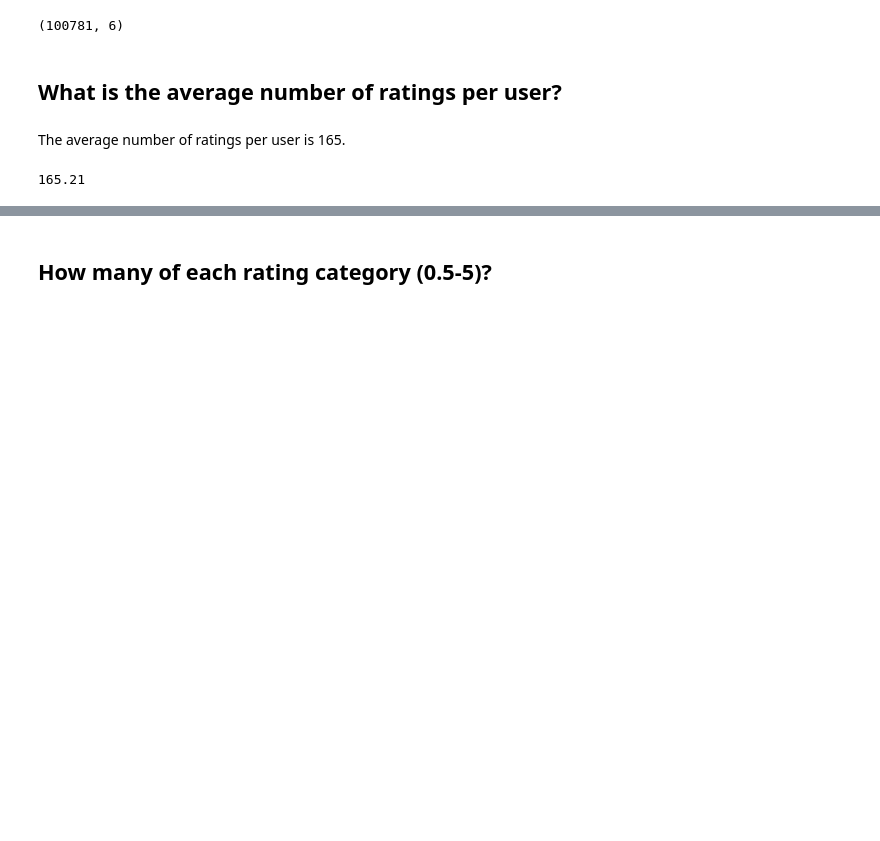
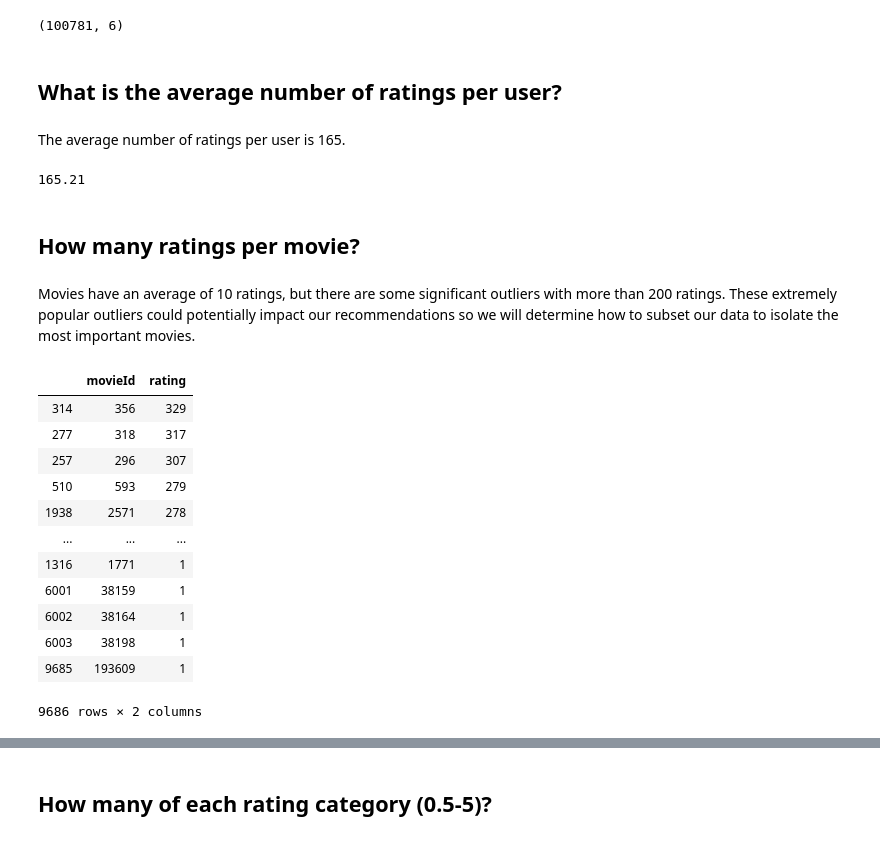
Before and after one commit to bpbull/recommendation_system, a Jupyter notebook: rec_engine_cleaning_eda.ipynb, the cells around one changed output, grey strips where cells are left out. Saved outputs shown, nothing was run; the diff lists cells and outputs as text; code cells hidden in the pictures; blank space fills up the shorter version.

```diff
--- a/rec_engine_cleaning_eda.ipynb
+++ b/rec_engine_cleaning_eda.ipynb
@@ -315,3 +307,7 @@ avg_ratings_user = round((num_ratings/num_users),2)
 avg_ratings_user
 # %% [output]
 165.21
+# %% [markdown]
+## How many ratings per movie?
+# %% [markdown]
+Movies have an average of 10 ratings, but there are some significant outliers with more than 200 ratings.  These extremely popular outliers could potentially impact our recommendations so we will determine how to subset our data to isolate the most important movies.
@@ -317,0 +316,16 @@ avg_ratings_user
+# %%
+num_rating
+# %% [output]
+|  | movieId | rating |
+| 314 | 356 | 329 |
+| 277 | 318 | 317 |
+| 257 | 296 | 307 |
+| 510 | 593 | 279 |
+| 1938 | 2571 | 278 |
+| ... | ... | ... |
+| 1316 | 1771 | 1 |
+| 6001 | 38159 | 1 |
+| 6002 | 38164 | 1 |
+| 6003 | 38198 | 1 |
+| 9685 | 193609 | 1 |
+9686 rows × 2 columns
```
Also changed, not shown: parts of 49 cells of this notebook.
